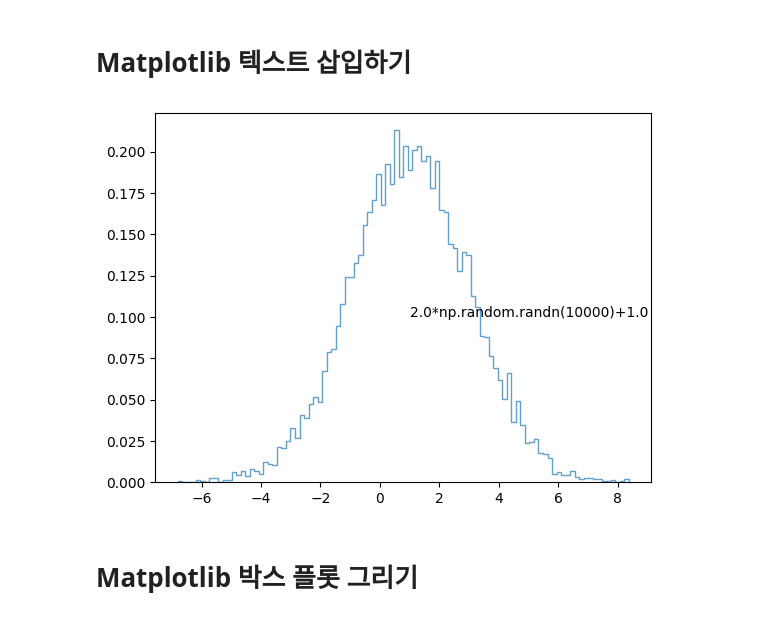
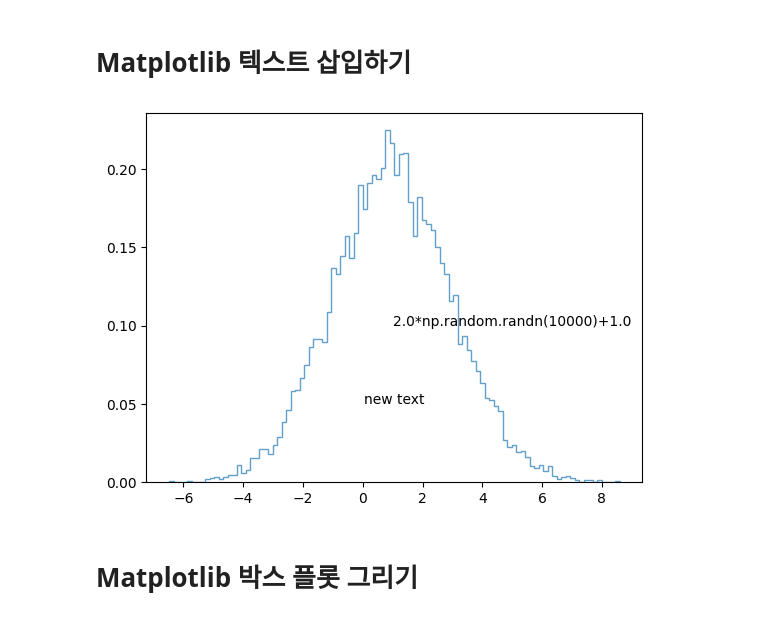
Before and after one commit to wlsgud180/wlsgud180, a Jupyter notebook: 0_[데이터전처리&텍스트마이닝]_시각화.ipynb, the cells around one changed output. Drawn from its saved outputs; the diff is of its cells as text; code cells hidden in the pictures.

```diff
--- a/0_[데이터전처리&텍스트마이닝]_시각화.ipynb
+++ b/0_[데이터전처리&텍스트마이닝]_시각화.ipynb
@@ -695,17 +725,18 @@ plt.show()
 # %%
 import matplotlib.pyplot as plt
 import numpy as np
 
 a = 2.0 * np.random.randn(10000) + 1.0
 
 
 plt.hist(a, bins=100, density=True, alpha=0.7, histtype='step')
       # 텍스트의 x좌표 y좌표
 plt.text(1.0, 0.1, '2.0*np.random.randn(10000)+1.0')
+plt.text(0.05, 0.05, 'new text')
 
 plt.show()
 # %% [output]
-[figure, old version]
+[figure, new version]
 # %% [markdown]
 # Matplotlib 박스 플롯 그리기
 # %%
```
Also changed, not shown: parts of 16 cells of this notebook.
